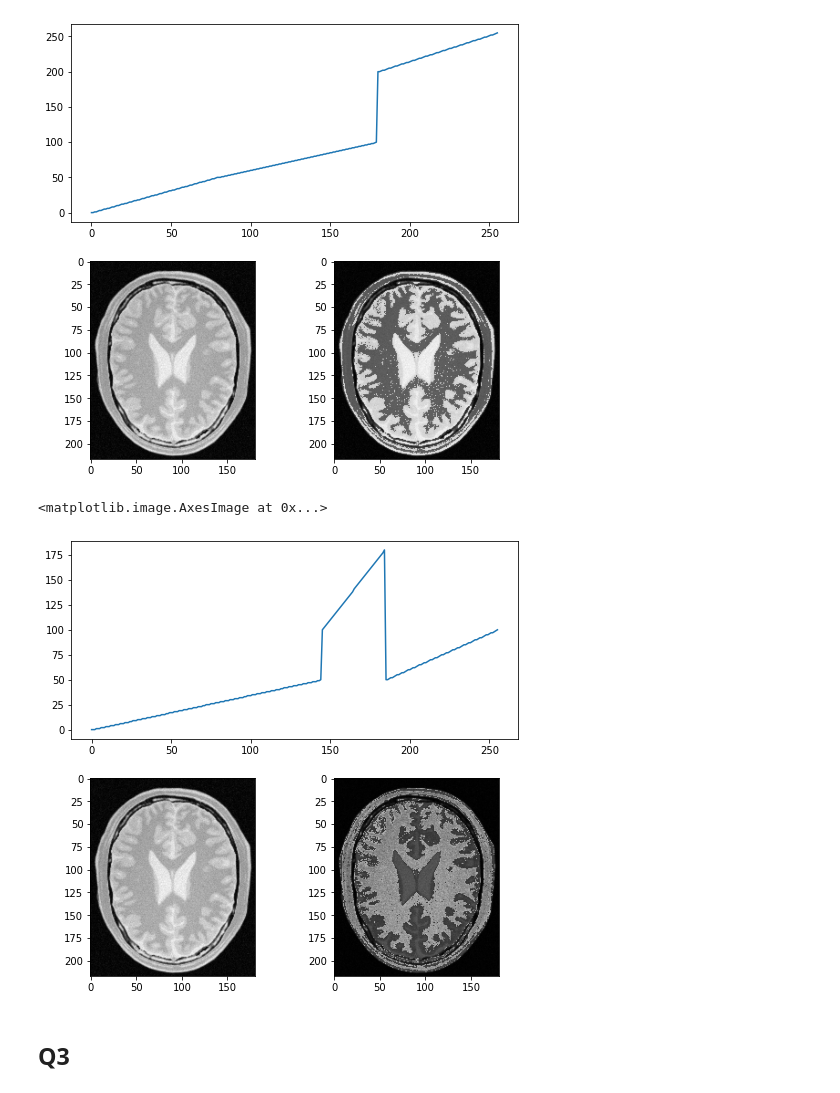
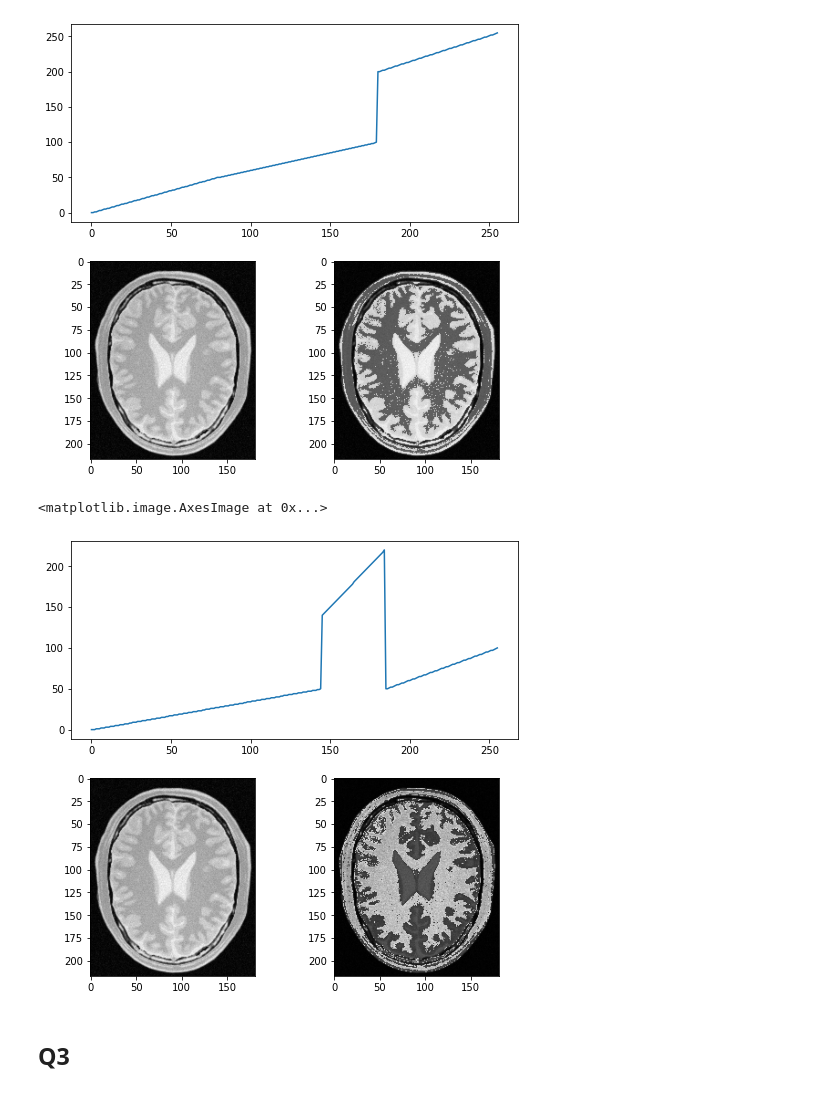
Before and after one commit to muditha11/ImageProcessingAndMachineVision, a Jupyter notebook: assignment 1/assignment1.ipynb, the cells around one changed output. Cells and saved outputs as stored; diff of their text form; code cells hidden in the pictures.

```diff
--- a/assignment 1/assignment1.ipynb
+++ b/assignment 1/assignment1.ipynb
@@ -69,30 +69,30 @@ plt.imshow(g)
 # %%
 img = cv2.imread("brain_proton_density_slice.png",cv2.IMREAD_GRAYSCALE)
 assert img is not None
 
 t1 = np.linspace(0,50,145)
-t2 = np.linspace(100,180,40)
+t2 = np.linspace(140,220,40)
 t3 = np.linspace(50,100,71)
 
 t = np.concatenate((t1,t2,t3),axis=0).astype(np.uint8)
 assert len(t)==256
 g = cv2.LUT(img,t)
 
 g = cv2.cvtColor(g,cv2.COLOR_BGR2RGB)
 gs = gridspec.GridSpec(2, 2)
 
 plt.figure(figsize=(8,8))
-ax = plt.subplot(gs[0, :]) # row 0, col 0
+ax = plt.subplot(gs[0, :])
 plt.plot(t)
 
-ax = plt.subplot(gs[1, 0]) # row 0, col 1
+ax = plt.subplot(gs[1, 0])
 plt.imshow(img,cmap='gray',vmin=0,vmax=255)
 
-ax = plt.subplot(gs[1, 1]) # row 1, span all columns
+ax = plt.subplot(gs[1, 1])
 plt.imshow(g)
 # %% [output]
 <matplotlib.image.AxesImage at 0x...>
-[figure, old version]
+[figure, new version]
 # %% [markdown]
 ## Q3
 # %%
```
Also changed, not shown: parts of 3 cells of this notebook.
